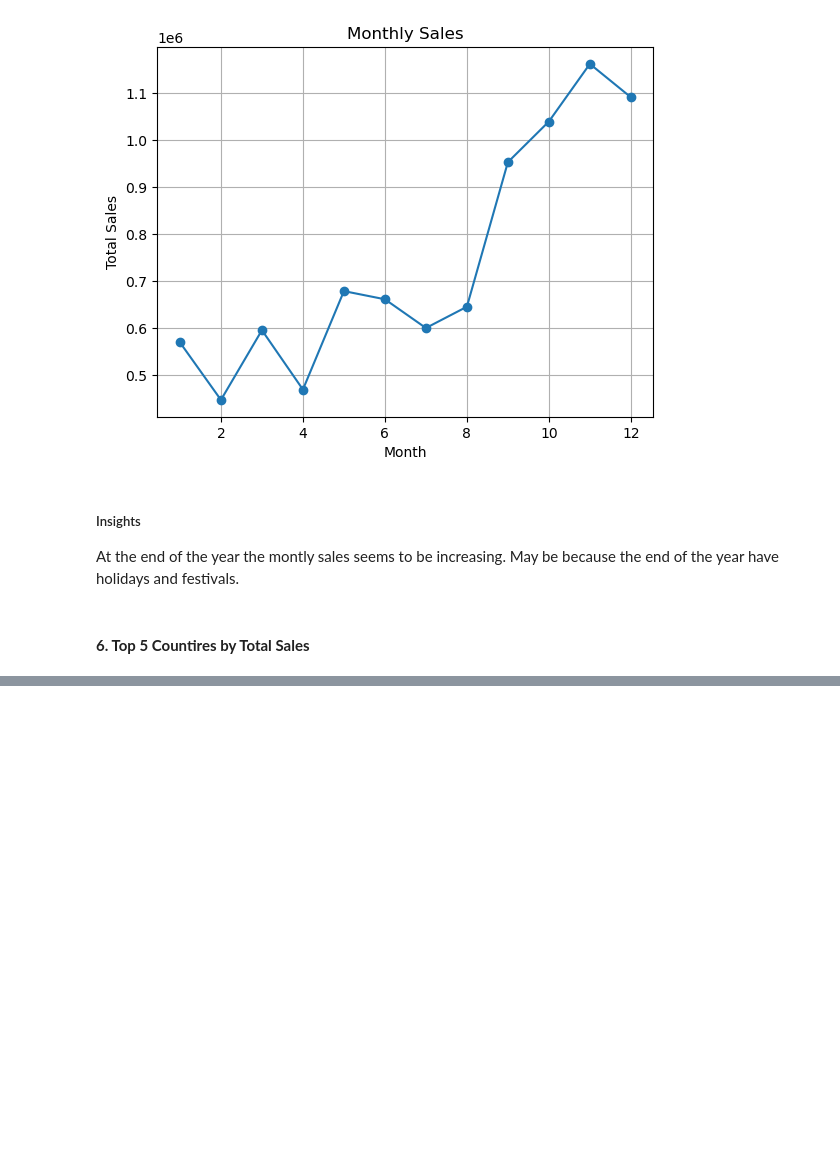
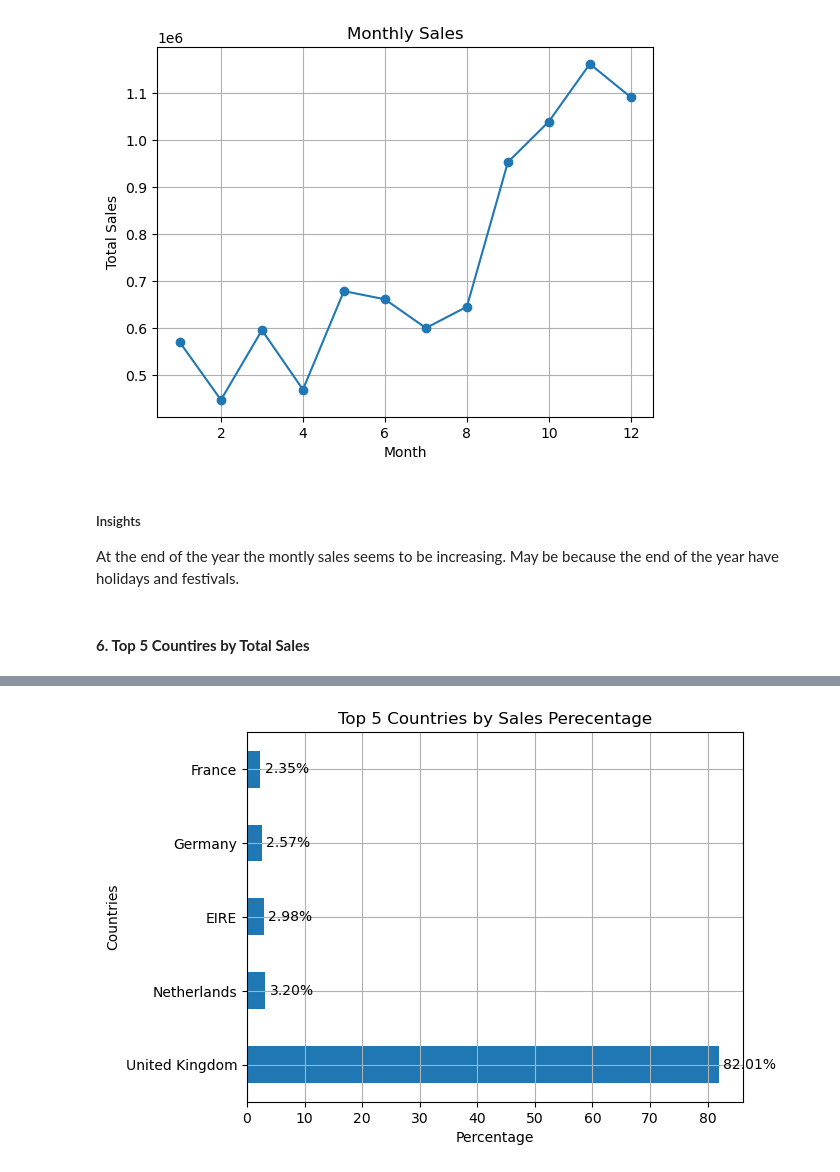
Before and after one commit to chanduka99/Retail_Data_Analysis, a Jupyter notebook: LargeScaleDataAnalysis.ipynb, the cells around one changed output, grey strips where cells are left out. Saved outputs shown, nothing was run; the diff lists cells and outputs as text; code cells hidden in the pictures; blank space fills up the shorter version.

```diff
--- a/LargeScaleDataAnalysis.ipynb
+++ b/LargeScaleDataAnalysis.ipynb
@@ -503,0 +509,12 @@ plt.show()
+# %%
+# Top five countries by percentage
+total_sales = countries_sum.reset_index()["TotalSales"].sum()
+countries_sales_by_precentage=countries_sum*(100/total_sales)
+top_five_by_percentage=countries_sales_by_precentage.head()
+ax=top_five_by_percentage.plot(kind="barh",title="Top 5 Countries by Sales Perecentage",xlabel="Percentage",ylabel="Countries")
+bar_container = ax.containers[0]
+ax.bar_label(bar_container,fmt="%.2f%%",padding=3)
+plt.grid()
+plt.show()
+# %% [output]
+[figure, added]
```
Also changed, not shown: parts of 4 cells of this notebook.
